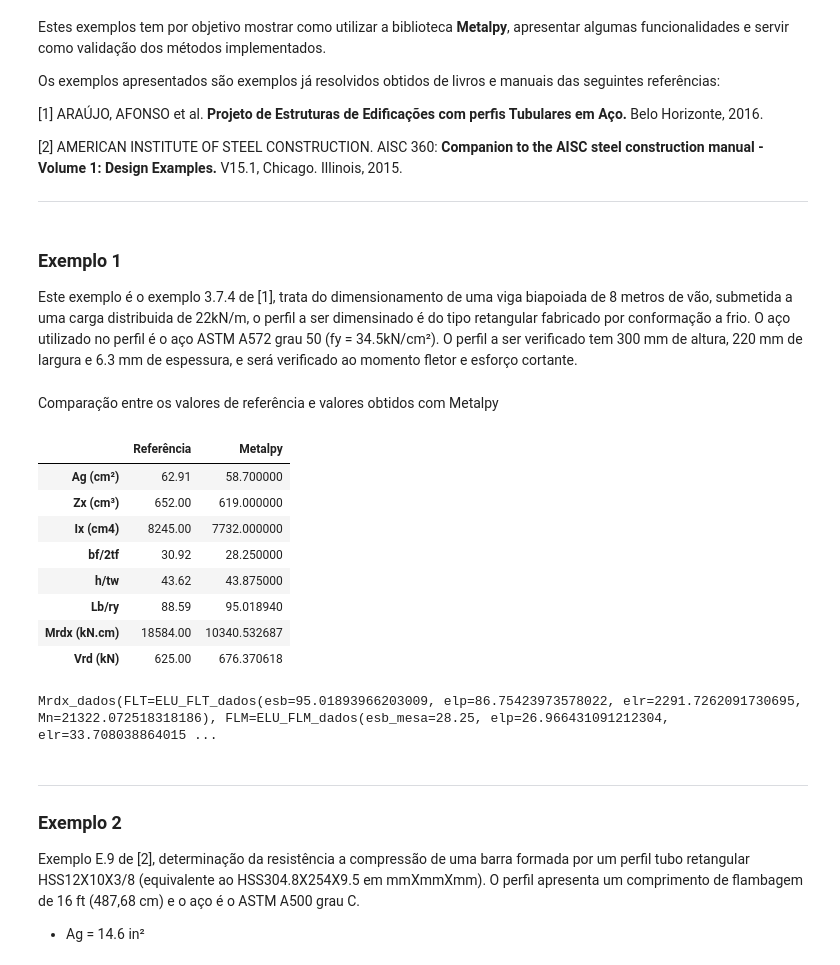
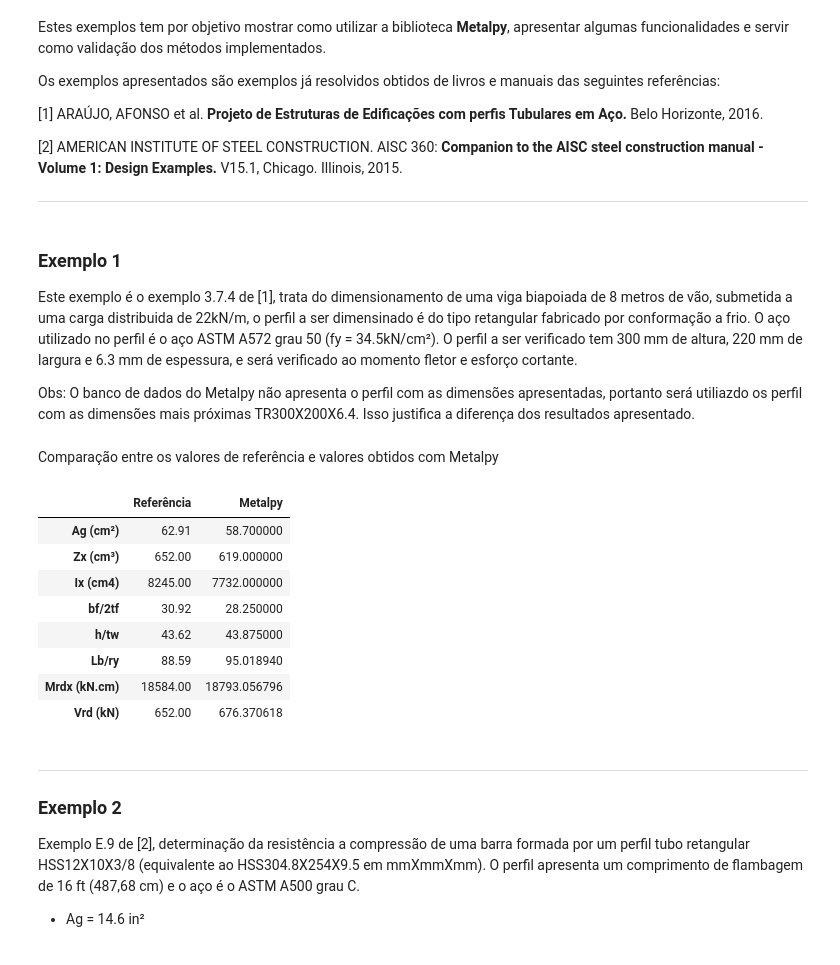
Before and after one commit to JoaoSevergnini/metalpy, a Jupyter notebook: exemplos/ex_perfis_tubo_ret.ipynb, the cells around one changed output. Drawn from its saved outputs; the diff is of its cells as text; code cells hidden in the pictures.

```diff
--- a/exemplos/ex_perfis_tubo_ret.ipynb
+++ b/exemplos/ex_perfis_tubo_ret.ipynb
@@ -15,6 +15,8 @@ Os exemplos apresentados são exemplos já resolvidos obtidos de livros e manuai
 
 Este exemplo é o exemplo 3.7.4 de [1], trata do dimensionamento de uma viga biapoiada de 8 metros de vão, submetida a uma carga distribuida de 22kN/m, o perfil a ser dimensinado é do tipo retangular fabricado por conformação a frio. O aço utilizado no perfil é o aço ASTM A572 grau 50 (fy = 34.5kN/cm²).
 O perfil a ser verificado tem 300 mm de altura, 220 mm de largura e 6.3 mm de espessura, e será verificado ao momento fletor e esforço cortante.
+
+Obs: O banco de dados do Metalpy não apresenta o perfil com as dimensões apresentadas, portanto será utiliazdo os perfil com as dimensões mais próximas TR300X200X6.4. Isso justifica a diferença dos resultados apresentado.
 # %%
 from metalpy.perfis import TuboRet
 from metalpy.material import Aco
@@ -38,7 +40,7 @@ r_esb_mesa = 30.92 #Esbeltez da mesa
 r_esb_alma = 43.62 #Esbeltez da Alma
 r_indice_esbeltez = 88.59 # Indice de esbeltez
 r_Mrdx = 18584 # Momento resistênte
-r_Vrdy = 625 # Força cortante resistente
+r_Vrdy = 652 # Força cortante resistente
 
 #Respostas com Metalpy
 mp_Ag = TR300X200.A
@@ -48,38 +50,34 @@ mp_esb_mesa = TR300X200.esb_mesa
 mp_esb_alma =  TR300X200.esb_alma
 
 #Obtendo o indice de esbeltez
 Lbx = Lby = 800
 iesb_x, iesb_y = TR300X200.indice_esbeltez(Lbx, Lby)
 
 mp_indice_esbeltez = iesb_y
 
 # Obtendo o momento fletor resistente em relação ao eixo X(maior inércia)
 Lb = 800
 Mrdx, dados_Mrd = TR300X200.Mrdx(Lb= Lb, Cb=1, data=True)
 mp_Mrdx = Mrdx
 
 # Obtendo a força cortante resistente
 mp_Vrdy = TR300X200.Vrdy()
 
 columns = 'Referência Metalpy'.split()
 index = ['Ag (cm²)', 'Zx (cm³)', 'Ix (cm4)', 'bf/2tf', 'h/tw', 'Lb/ry', 'Mrdx (kN.cm)', 'Vrd (kN)']
 data = zip([r_Ag, r_Zx, r_Ix, r_esb_mesa, r_esb_alma, r_indice_esbeltez, r_Mrdx, r_Vrdy], [mp_Ag, mp_Zx, mp_Ix, mp_esb_mesa, mp_esb_alma, mp_indice_esbeltez, mp_Mrdx, mp_Vrdy])
 
 df = pd.DataFrame(data,index=index,columns=columns)
 df
 # %% [output]
 |  | Referência | Metalpy |
 | Ag (cm²) | 62.91 | 58.700000 |
 | Zx (cm³) | 652.00 | 619.000000 |
 | Ix (cm4) | 8245.00 | 7732.000000 |
 | bf/2tf | 30.92 | 28.250000 |
 | h/tw | 43.62 | 43.875000 |
 | Lb/ry | 88.59 | 95.018940 |
-| Mrdx (kN.cm) | 18584.00 | 10340.532687 |
-| Vrd (kN) | 625.00 | 676.370618 |
+| Mrdx (kN.cm) | 18584.00 | 18793.056796 |
+| Vrd (kN) | 652.00 | 676.370618 |
-# %%
-dados_Mrd
-# %% [output]
-Mrdx_dados(FLT=ELU_FLT_dados(esb=95.01893966203009, elp=86.75423973578022, elr=2291.7262091730695, Mn=21322.072518318186), FLM=ELU_FLM_dados(esb_mesa=28.25, elp=26.966431091212304, elr=33.708038864015 ...
 # %%
 # Verificação
```
Also changed, not shown: parts of 1 cell of this notebook, 6 other files.
